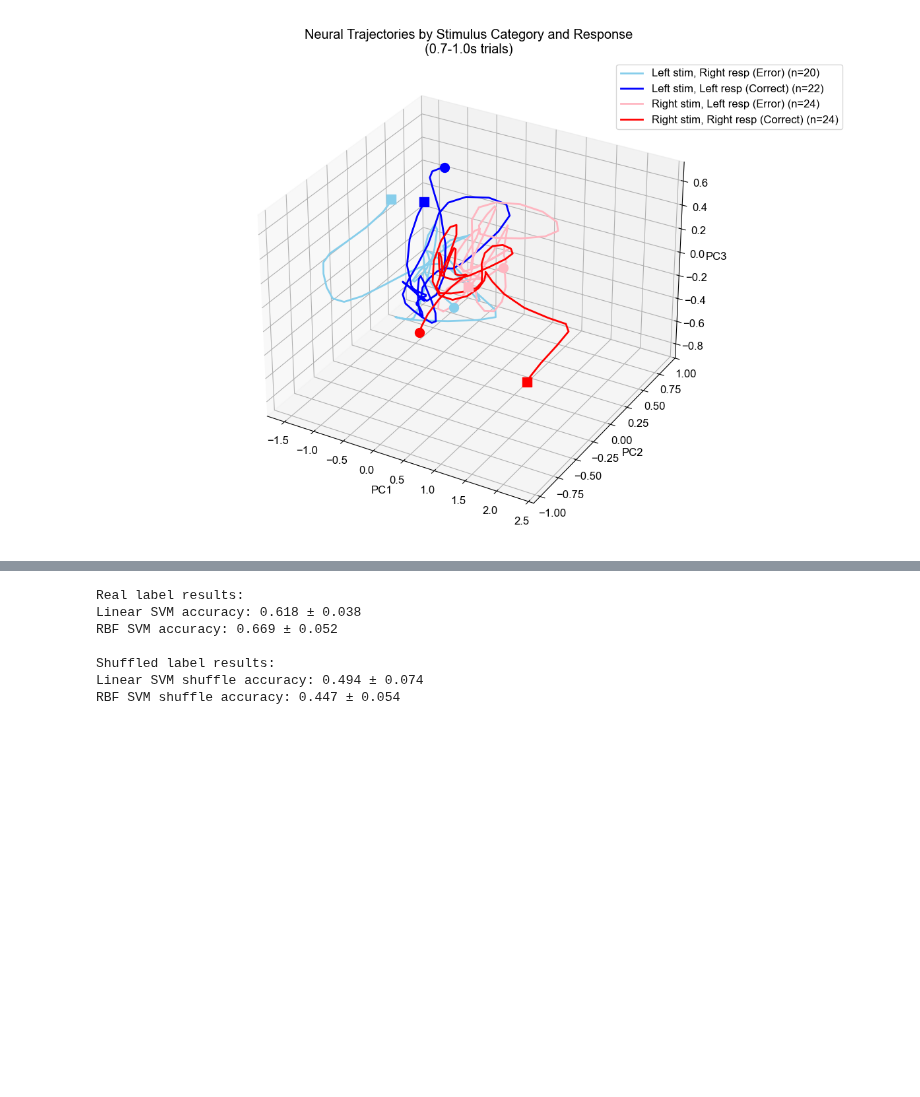
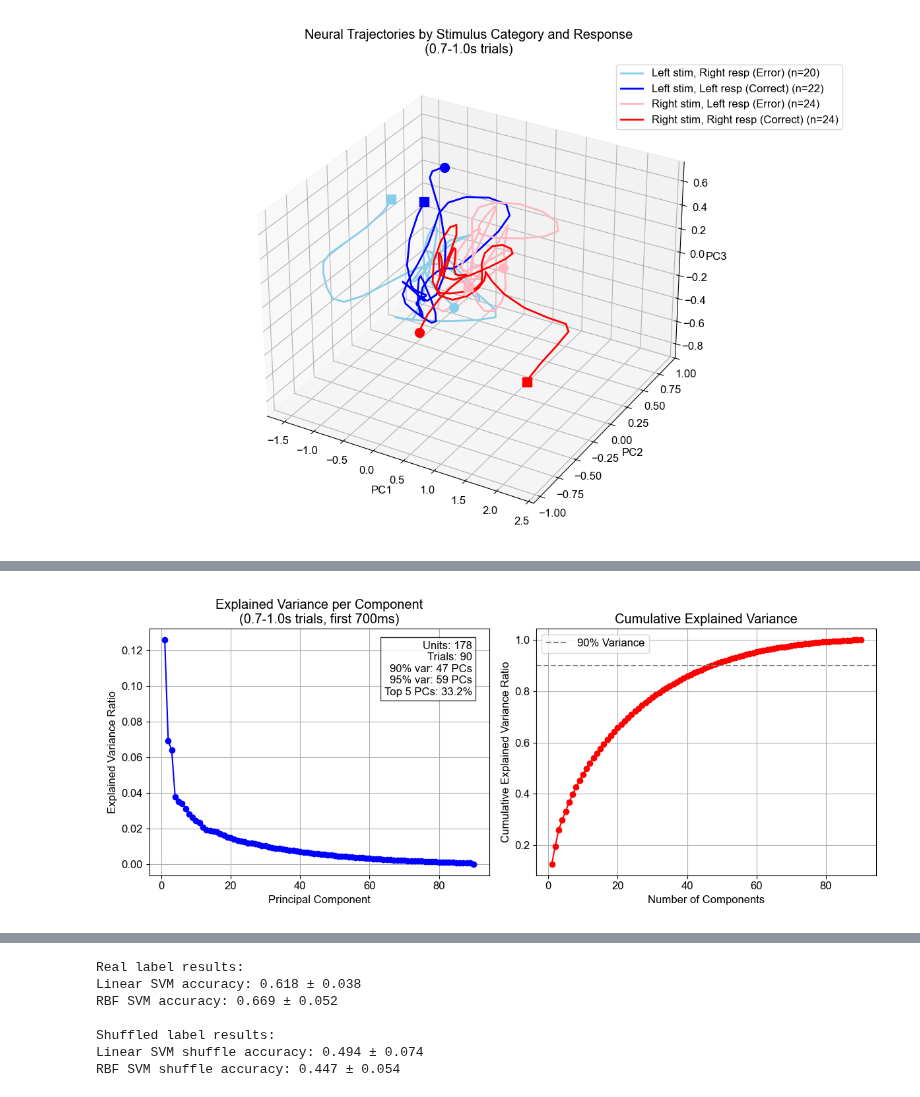
Before and after one commit to rojasgabriel/ephys, a Jupyter notebook: decoding_stim_category.ipynb, the cells around one changed output, grey strips where cells are left out. Cells and saved outputs as stored; diff of their text form; code cells hidden in the pictures; blank space fills up the shorter version.

Commit message:
Fix PCA trajectories and add cumulative variance plots

```diff
--- a/decoding_stim_category.ipynb
+++ b/decoding_stim_category.ipynb
@@ -1142,3 +1139,94 @@ left stim, response 1: 22 trials
 right stim, response 0: 24 trials
 right stim, response 1: 24 trials
 [figure]
+# %%
+def get_trial_duration(stim_ts):
+    return stim_ts[-1] - stim_ts[0]
+
+trial_durations = balanced_trials.stim_ts.apply(get_trial_duration)
+
+# Get trial statistics
+print("Original trial statistics:")
+print(f"Total trials: {len(trial_durations)}")
+print(f"Duration range: {trial_durations.min():.3f}s to {trial_durations.max():.3f}s")
+print(f"Mean duration: {trial_durations.mean():.3f}s ± {trial_durations.std():.3f}s")
+
+# Filter trials to only include those between 0.9 and 1 second
+duration_mask = (trial_durations >= 0.7) & (trial_durations <= 1.0)
+filtered_trials = balanced_trials[duration_mask]
+filtered_decoder_matrix = decoder_matrix.sel(trial=filtered_trials.index)
+
+print("\nFiltered trial statistics:")
+print(f"Trials between 0.7-1.0s: {len(filtered_trials)} ({len(filtered_trials)/len(trial_durations)*100:.1f}%)")
+
+# Define fixed analysis window
+analysis_window = 0.7  # Analyze first 700ms of each trial
+time_mask = filtered_decoder_matrix.time <= analysis_window
+X_full = filtered_decoder_matrix.sel(time=time_mask).values
+
+print(f"\nAnalyzing first {analysis_window*1000}ms of each trial")
+print(f"Time points per trial: {X_full.shape[1]}")
+
+# Average activity across time bins to get one value per unit per trial
+X = X_full.mean(axis=1)  # Average across time dimension
+
+# Scale the data
+scaler = StandardScaler()
+X_scaled = scaler.fit_transform(X)
+
+# Perform PCA with all components
+pca = PCA()
+pca.fit(X_scaled)
+
+# Calculate cumulative explained variance
+cumulative_var_ratio = np.cumsum(pca.explained_variance_ratio_)
+
+# Calculate key statistics
+n_components_90 = np.where(cumulative_var_ratio >= 0.9)[0][0] + 1
+n_components_95 = np.where(cumulative_var_ratio >= 0.95)[0][0] + 1
+stats_text = f"Units: {X.shape[1]}\nTrials: {X.shape[0]}\n90% var: {n_components_90} PCs\n95% var: {n_components_95} PCs\nTop 5 PCs: {cumulative_var_ratio[4]*100:.1f}%"
+
+# Create figure with two subplots
+fig, (ax1, ax2) = plt.subplots(1, 2, figsize=(12, 5))
+
+# Plot explained variance per component
+ax1.plot(range(1, len(pca.explained_variance_ratio_) + 1),
+         pca.explained_variance_ratio_, 'bo-')
+ax1.set_xlabel('Principal Component')
+ax1.set_ylabel('Explained Variance Ratio')
+ax1.set_title(f'Explained Variance per Component\n(0.7-1.0s trials, first {analysis_window*1000:.0f}ms)')
+ax1.grid(True)
+ax1.text(0.95, 0.95, stats_text,
+         transform=ax1.transAxes,
+         verticalalignment='top',
+         horizontalalignment='right',
+         bbox=dict(facecolor='white', alpha=0.8))
+
+# Plot cumulative explained variance
+ax2.plot(range(1, len(cumulative_var_ratio) + 1),
+         cumulative_var_ratio, 'ro-')
+ax2.axhline(y=0.9, color='gray', linestyle='--', label='90% Variance')
+ax2.set_xlabel('Number of Components')
+ax2.set_ylabel('Cumulative Explained Variance Ratio')
+ax2.set_title('Cumulative Explained Variance')
+ax2.grid(True)
+ax2.legend()
+
+# Print some statistics
+print(f"\nDimensionality Analysis:")
+print(f"Number of units: {X.shape[1]}")
+print(f"Number of trials: {X.shape[0]}")
+print(f"Components needed for 90% variance: {n_components_90}")
+print(f"Components needed for 95% variance: {n_components_95}")
+print(f"Top 5 components explain {cumulative_var_ratio[4]*100:.1f}% of variance")
+
+plt.tight_layout()
+plt.show()
+plt.savefig('/Users/gabriel/lib/oqe-figures/decoding/stimulus_dimensionality_0.7-1.0s.svg',
+            format='svg', dpi=300, bbox_inches='tight')
+
+# Print detailed component contributions
+print("\nTop 10 components explained variance:")
+for i, var in enumerate(pca.explained_variance_ratio_[:10], 1):
+    print(f"PC{i}: {var*100:.1f}%")
+# %% [output]
@@ -1144,0 +1250 @@ right stim, response 1: 24 trials
+[figure, added]
```
Also changed, not shown: parts of 2 cells of this notebook.
